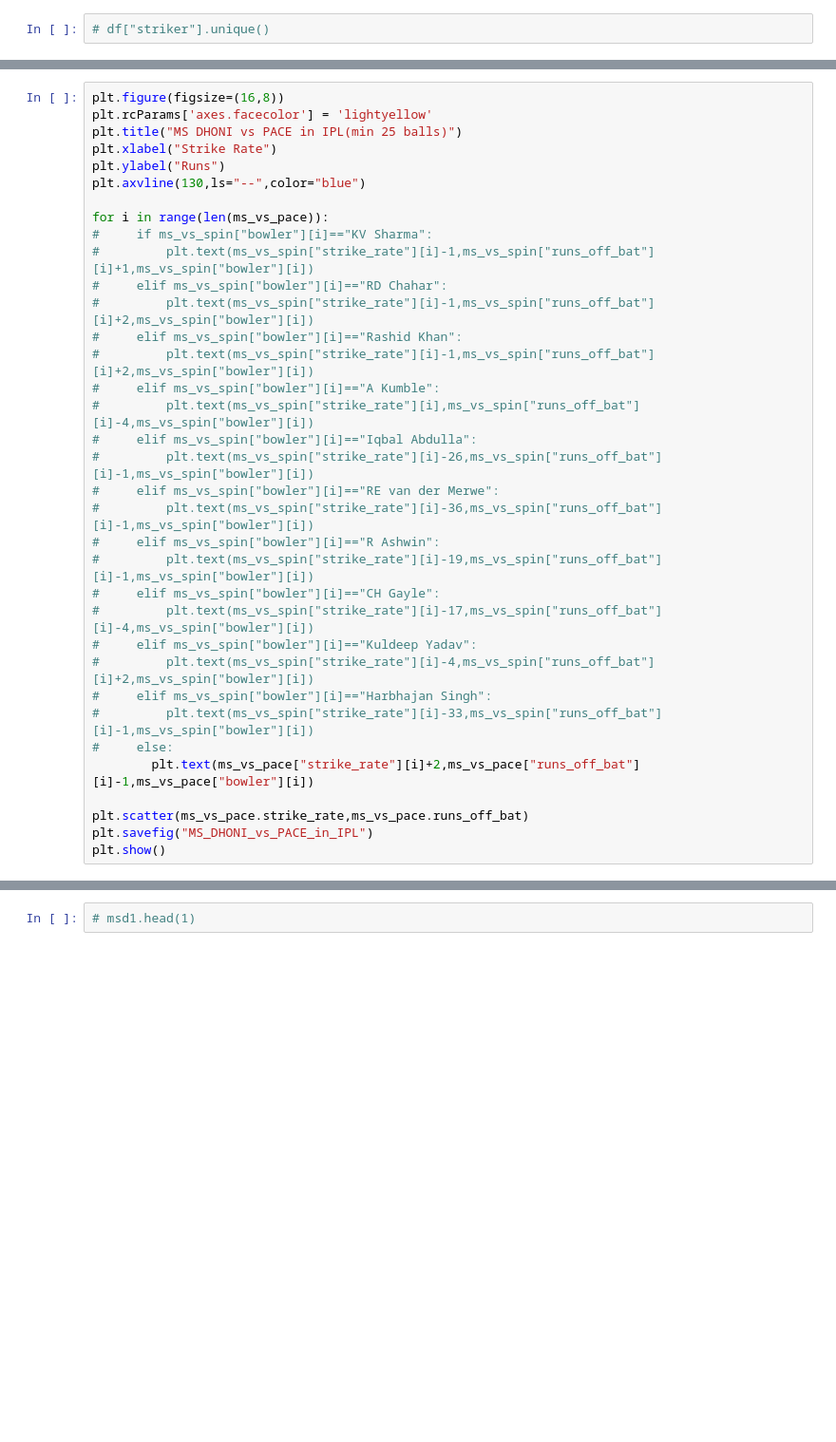
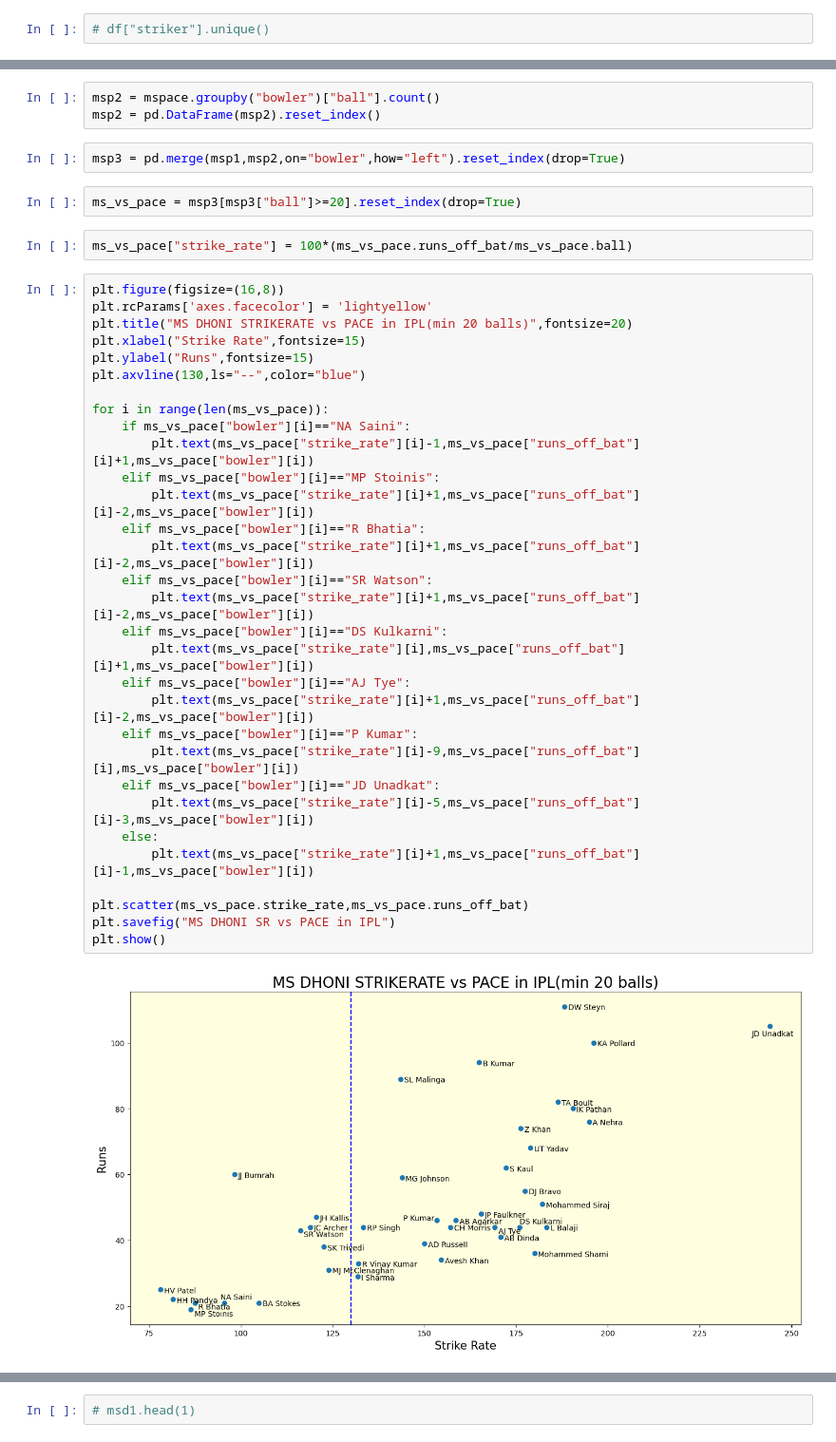
Before and after one commit to JaydeepGajera18/ACA-Masterclass_Assignments, a Jupyter notebook: Case Study - MS DHONI.ipynb, the cells around one changed output, grey strips where cells are left out. Shown: that part at 95% size. Saved outputs shown, nothing was run; the diff lists cells and outputs as text; blank space fills up the shorter version.

```diff
--- a/Case Study - MS DHONI.ipynb
+++ b/Case Study - MS DHONI.ipynb
@@ -78,35 +95,42 @@ plt.show()
+# %%
+msp2 = mspace.groupby("bowler")["ball"].count()
+msp2 = pd.DataFrame(msp2).reset_index()
+# %%
+msp3 = pd.merge(msp1,msp2,on="bowler",how="left").reset_index(drop=True)
+# %%
+ms_vs_pace = msp3[msp3["ball"]>=20].reset_index(drop=True)
+# %%
+ms_vs_pace["strike_rate"] = 100*(ms_vs_pace.runs_off_bat/ms_vs_pace.ball)
 # %%
 plt.figure(figsize=(16,8))
 plt.rcParams['axes.facecolor'] = 'lightyellow'
-plt.title("MS DHONI vs PACE in IPL(min 25 balls)")
-plt.xlabel("Strike Rate")
-plt.ylabel("Runs")
+plt.title("MS DHONI STRIKERATE vs PACE in IPL(min 20 balls)",fontsize=20)
+plt.xlabel("Strike Rate",fontsize=15)
+plt.ylabel("Runs",fontsize=15)
 plt.axvline(130,ls="--",color="blue")
 
 for i in range(len(ms_vs_pace)):
-#     if ms_vs_spin["bowler"][i]=="KV Sharma":
-#         plt.text(ms_vs_spin["strike_rate"][i]-1,ms_vs_spin["runs_off_bat"][i]+1,ms_vs_spin["bowler"][i])
-#     elif ms_vs_spin["bowler"][i]=="RD Chahar":
-#         plt.text(ms_vs_spin["strike_rate"][i]-1,ms_vs_spin["runs_off_bat"][i]+2,ms_vs_spin["bowler"][i])
-#     elif ms_vs_spin["bowler"][i]=="Rashid Khan":
-#         plt.text(ms_vs_spin["strike_rate"][i]-1,ms_vs_spin["runs_off_bat"][i]+2,ms_vs_spin["bowler"][i])
-#     elif ms_vs_spin["bowler"][i]=="A Kumble":
-#         plt.text(ms_vs_spin["strike_rate"][i],ms_vs_spin["runs_off_bat"][i]-4,ms_vs_spin["bowler"][i])
-#     elif ms_vs_spin["bowler"][i]=="Iqbal Abdulla":
-#         plt.text(ms_vs_spin["strike_rate"][i]-26,ms_vs_spin["runs_off_bat"][i]-1,ms_vs_spin["bowler"][i])
-#     elif ms_vs_spin["bowler"][i]=="RE van der Merwe":
-#         plt.text(ms_vs_spin["strike_rate"][i]-36,ms_vs_spin["runs_off_bat"][i]-1,ms_vs_spin["bowler"][i])
-#     elif ms_vs_spin["bowler"][i]=="R Ashwin":
-#         plt.text(ms_vs_spin["strike_rate"][i]-19,ms_vs_spin["runs_off_bat"][i]-1,ms_vs_spin["bowler"][i])
-#     elif ms_vs_spin["bowler"][i]=="CH Gayle":
-#         plt.text(ms_vs_spin["strike_rate"][i]-17,ms_vs_spin["runs_off_bat"][i]-4,ms_vs_spin["bowler"][i])
-#     elif ms_vs_spin["bowler"][i]=="Kuldeep Yadav":
-#         plt.text(ms_vs_spin["strike_rate"][i]-4,ms_vs_spin["runs_off_bat"][i]+2,ms_vs_spin["bowler"][i])
-#     elif ms_vs_spin["bowler"][i]=="Harbhajan Singh":
-#         plt.text(ms_vs_spin["strike_rate"][i]-33,ms_vs_spin["runs_off_bat"][i]-1,ms_vs_spin["bowler"][i])
-#     else:
-        plt.text(ms_vs_pace["strike_rate"][i]+2,ms_vs_pace["runs_off_bat"][i]-1,ms_vs_pace["bowler"][i])
+    if ms_vs_pace["bowler"][i]=="NA Saini":
+        plt.text(ms_vs_pace["strike_rate"][i]-1,ms_vs_pace["runs_off_bat"][i]+1,ms_vs_pace["bowler"][i])
+    elif ms_vs_pace["bowler"][i]=="MP Stoinis":
+        plt.text(ms_vs_pace["strike_rate"][i]+1,ms_vs_pace["runs_off_bat"][i]-2,ms_vs_pace["bowler"][i])
+    elif ms_vs_pace["bowler"][i]=="R Bhatia":
+        plt.text(ms_vs_pace["strike_rate"][i]+1,ms_vs_pace["runs_off_bat"][i]-2,ms_vs_pace["bowler"][i])
+    elif ms_vs_pace["bowler"][i]=="SR Watson":
+        plt.text(ms_vs_pace["strike_rate"][i]+1,ms_vs_pace["runs_off_bat"][i]-2,ms_vs_pace["bowler"][i])
+    elif ms_vs_pace["bowler"][i]=="DS Kulkarni":
+        plt.text(ms_vs_pace["strike_rate"][i],ms_vs_pace["runs_off_bat"][i]+1,ms_vs_pace["bowler"][i])
+    elif ms_vs_pace["bowler"][i]=="AJ Tye":
+        plt.text(ms_vs_pace["strike_rate"][i]+1,ms_vs_pace["runs_off_bat"][i]-2,ms_vs_pace["bowler"][i])
+    elif ms_vs_pace["bowler"][i]=="P Kumar":
+        plt.text(ms_vs_pace["strike_rate"][i]-9,ms_vs_pace["runs_off_bat"][i],ms_vs_pace["bowler"][i])
+    elif ms_vs_pace["bowler"][i]=="JD Unadkat":
+        plt.text(ms_vs_pace["strike_rate"][i]-5,ms_vs_pace["runs_off_bat"][i]-3,ms_vs_pace["bowler"][i])
+    else:
+        plt.text(ms_vs_pace["strike_rate"][i]+1,ms_vs_pace["runs_off_bat"][i]-1,ms_vs_pace["bowler"][i])
 
 plt.scatter(ms_vs_pace.strike_rate,ms_vs_pace.runs_off_bat)
-plt.savefig("MS_DHONI_vs_PACE_in_IPL")
+plt.savefig("MS DHONI SR vs PACE in IPL")
 plt.show()
+# %% [output]
+[figure, added]
```
Also changed, not shown: parts of 92 cells of this notebook, 11 other files.
